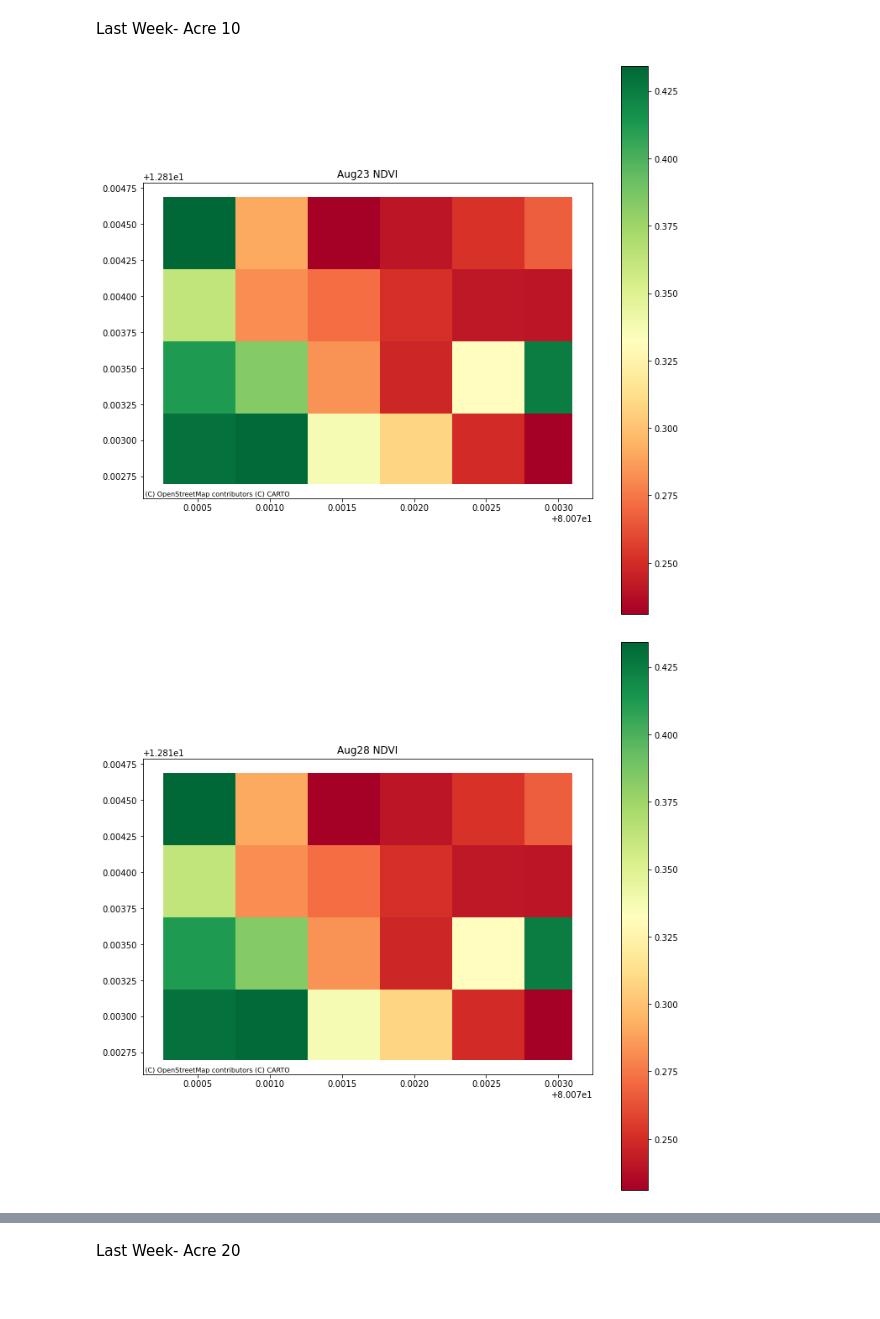
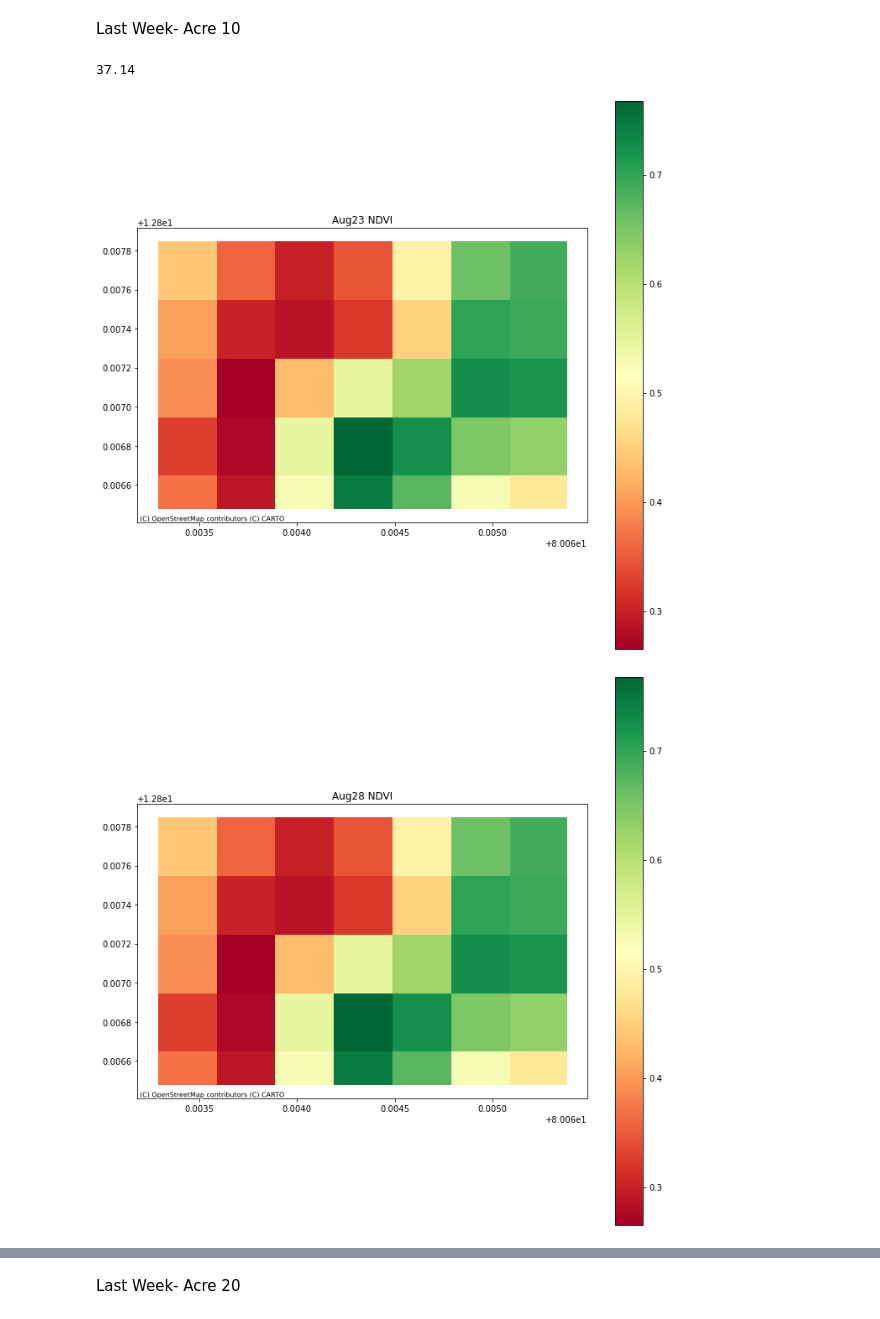
Before and after one commit to prkaaviya/AlphaSensing, a Jupyter notebook: remote-sensing/Analysis.ipynb, the cells around one changed output, grey strips where cells are left out. Drawn from its saved outputs; the diff is of its cells as text; code cells hidden in the pictures.

```diff
--- a/remote-sensing/Analysis.ipynb
+++ b/remote-sensing/Analysis.ipynb
@@ -50,18 +53,18 @@ area20
 # %% [output]
 16.773
 # %%
-acre10 = makeGridDF("acre10.geojson", "epsg:3857")
-acre20 = makeGridDF("acre20.geojson", "epsg:3857")
+acre10 = makeGridDF("acre10.geojson", "epsg:3857", spacing=0.0003)
+acre20 = makeGridDF("acre20.geojson", "epsg:3857", spacing=0.0003)
 # %% [markdown]
 Last Week- Acre 10
 # %%
-r1 = Raster("W:\\antpod\\testprk\\Batch Export\\AP-demo000-fb8459fb51896de9bb2c1a4c8b44566d-104-L2A-NDVI-2020-08-23.tif")
-r2 = Raster("W:\\antpod\\testprk\\Batch Export\\AP-demo000-fb8459fb51896de9bb2c1a4c8b44566d-104-L2A-NDVI-2020-08-28.tif")
-
-r3 = Raster("W:\\antpod\\testprk\\Batch Export\\AP-demo000-fb8459fb51896de9bb2c1a4c8b44566d-104-L2A-NDWI-2020-08-23.tif")
-r4 = Raster("W:\\antpod\\testprk\\Batch Export\\AP-demo000-fb8459fb51896de9bb2c1a4c8b44566d-104-L2A-NDWI-2020-08-28.tif")
+r23ndvi = Raster("W:\\antpod\\testprk\\Batch Export\\AP-demo000-fb8459fb51896de9bb2c1a4c8b44566d-104-L2A-NDVI-2020-08-23.tif")
+r23ndwi = Raster("W:\\antpod\\testprk\\Batch Export\\AP-demo000-fb8459fb51896de9bb2c1a4c8b44566d-104-L2A-NDWI-2020-08-23.tif")
+r28ndvi = Raster("W:\\antpod\\testprk\\Batch Export\\AP-demo000-fb8459fb51896de9bb2c1a4c8b44566d-104-L2A-NDVI-2020-08-28.tif")
+r28ndwi = Raster("W:\\antpod\\testprk\\Batch Export\\AP-demo000-fb8459fb51896de9bb2c1a4c8b44566d-104-L2A-NDWI-2020-08-28.tif")
 # %%
-aug23ndvi = r1.assignMean(acre10)
-aug28ndvi = r2.assignMean(acre10)
-aug23ndwi = r3.assignMean(acre10)
-aug28ndwi = r4.assignMean(acre10)
+aug23 = r23ndvi.assignMean(acre10)
+aug23 = r23ndwi.assignMean(acre10)
+
+aug28 = r28ndvi.assignMean(acre10)
+aug28 = r28ndwi.assignMean(acre10)
@@ -68,15 +78,29 @@ aug28ndwi = r4.assignMean(acre10)
+# %%
+aug23ndviscore = getScore(aug23, 'meanNDVI', 0.6)
+aug23ndviscore
+
+aug23ndwiscore = getScore(aug23, 'meanNDWI', -0.55)
+aug23ndwiscore
+
+aug28ndviscore = getScore(aug28, 'meanNDVI', 0.6)
+aug28ndviscore
+
+aug28ndwiscore = getScore(aug28, 'meanNDWI', -0.55)
+aug28ndwiscore
+# %% [output]
+37.14
 # %%
-ax = aug23ndvi.plot('meanNDVI', figsize = (12,12), cmap = 'RdYlGn', legend = True)
+ax = aug23.plot('meanNDVI', figsize = (12,12), cmap = 'RdYlGn', legend = True)
 plt.title('Aug23 NDVI')
 # aug23.boundary.plot(ax=plt.gca(),color='k')
 ctx.add_basemap(ax=ax, crs='epsg:3857', source=ctx.providers.CartoDB.Voyager, zoom=2)
 # %% [output]
-[figure, old version]
+[figure, new version]
 # %%
-ax = aug28ndvi.plot('meanNDVI', figsize = (12,12), cmap = 'RdYlGn',  legend = True)
+ax = aug28.plot('meanNDVI', figsize = (12,12), cmap = 'RdYlGn',  legend = True)
 plt.title('Aug28 NDVI')
 # aug28.boundary.plot(ax=plt.gca(),color='k')
 ctx.add_basemap(ax=ax, crs='epsg:3857', source=ctx.providers.CartoDB.Voyager, zoom=2)
 # %% [output]
-[figure, old version]
+[figure, new version]
 # %%
```
Also changed, not shown: parts of 9 cells of this notebook, 3 other files.
